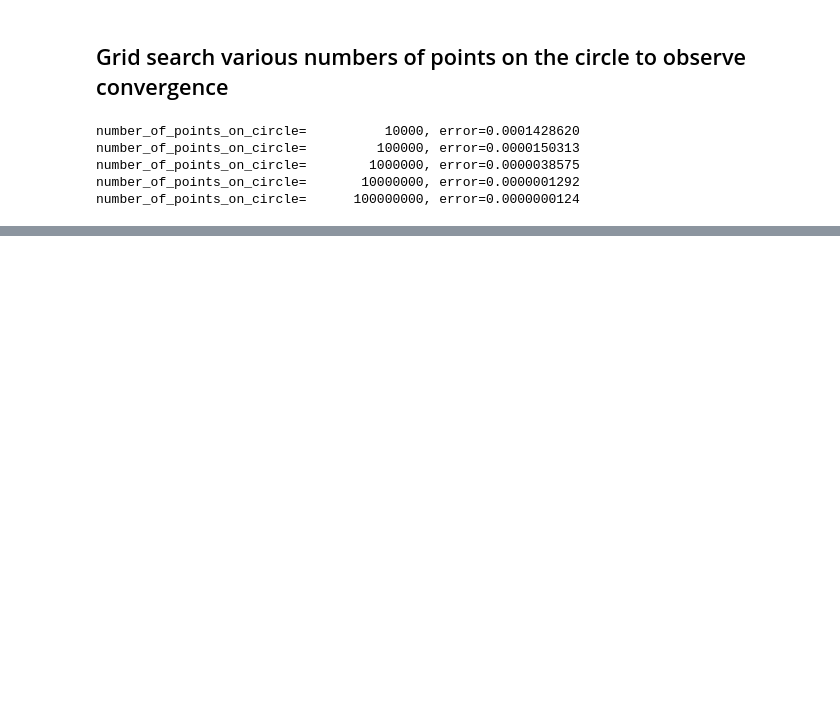
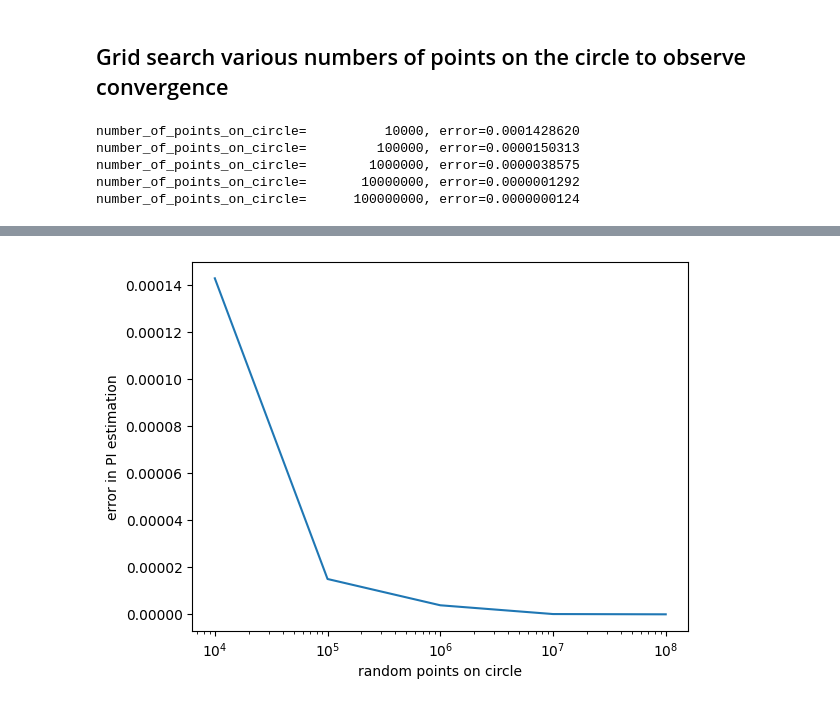
Before and after one commit to furkan/pi-carlo, a Jupyter notebook: pi_carlo.ipynb, the cells around one changed output, grey strips where cells are left out. Drawn from its saved outputs; the diff is of its cells as text; code cells hidden in the pictures; blank space fills up the shorter version.

```diff
--- a/pi_carlo.ipynb
+++ b/pi_carlo.ipynb
@@ -181,0 +169,8 @@ show(p)
+# %%
+plt.plot(numbers_of_points_on_circle, errors)
+plt.xscale("log")
+plt.xlabel('random points on circle')
+plt.ylabel('error in PI estimation')
+plt.show()
+# %% [output]
+[figure, added]
```
Also changed, not shown: parts of 11 cells of this notebook.
